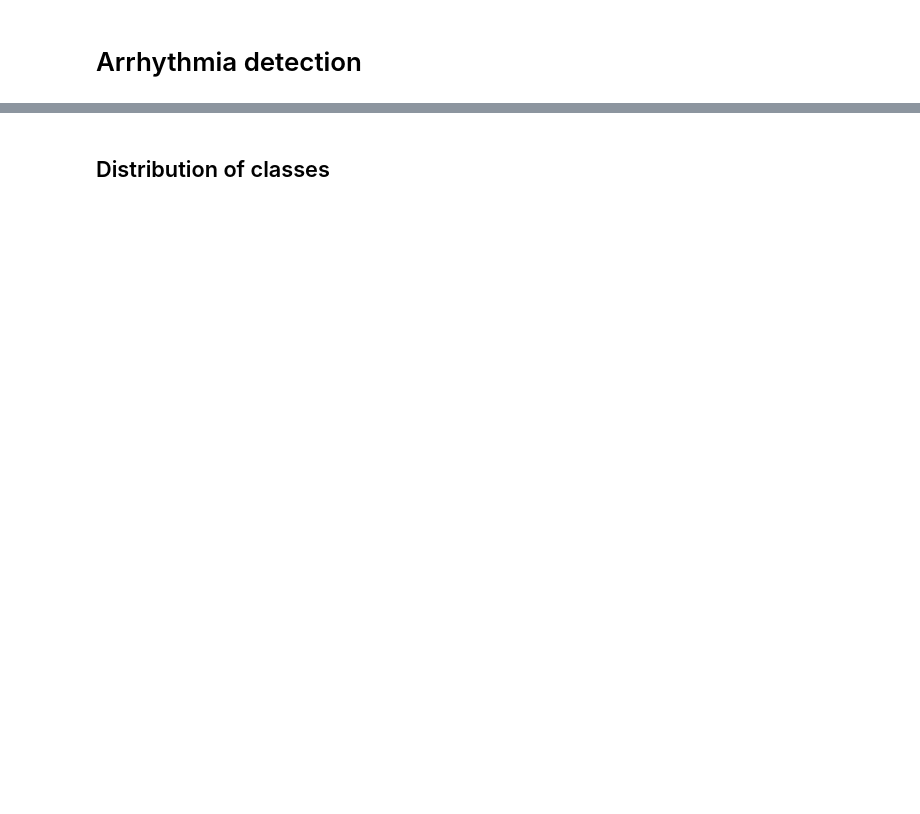
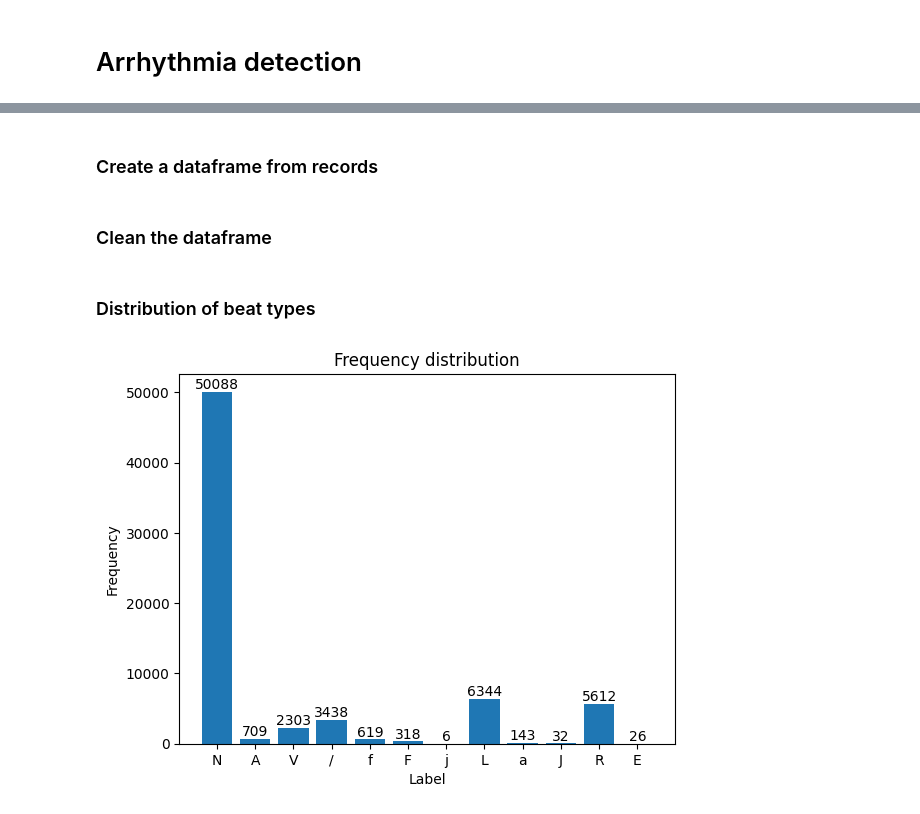
Before and after one commit to MarinBareza/ArrhythmiaDetection, a Jupyter notebook: ArrhythmiaDetection.ipynb, the cells around one changed output, grey strips where cells are left out. Cells and saved outputs as stored; diff of their text form; code cells hidden in the pictures; blank space fills up the shorter version.

```diff
--- a/ArrhythmiaDetection.ipynb
+++ b/ArrhythmiaDetection.ipynb
@@ -94,12 +205,37 @@ for record in records:
+# %% [markdown]
+### Create a dataframe from records
+# %%
+dataframe = pd.DataFrame(
+    {
+        'age': age,
+        'gender': gender,
+        'p_duration': p_duration,
+        'pr_segment': pr_segment,
+        'pr_interval': pr_interval,
+        'qrs_duration': qrs_duration,
+        'st_segment': st_segment,
+        'st_interval': st_interval,
+        'label': label
+    }
+)
+# %% [markdown]
+### Clean the dataframe
+# %%
+# Clean rows with NaN values
+dataframe = dataframe.dropna()
+
+with open(dataframe_filename, 'wb') as file:
+    pickle.dump(dataframe, file)
 # %% [markdown]
-## Distribution of classes
+### Distribution of beat types
 # %%
-# TODO Adjust to new way of data preprocessing
-# labels, values = zip(*Counter([s[0] for s in slices]).items())
-# plt.bar(labels, values)
-# for i, v in enumerate(values):
-#     plt.text(i, v + 0.1, str(v), ha='center', va='bottom')
-# plt.title('Distribution of Beat and Non-beat annotations')
-# plt.xlabel('Annotation')
-# plt.ylabel('Frequency')
-# plt.show()
+labels, frequency = zip(*Counter([s[0] for s in dataframe['label']]).items())
+plt.bar(labels, frequency)
+for i, v in enumerate(frequency):
+    plt.text(i, v + 0.1, str(v), ha='center', va='bottom')
+plt.title('Frequency distribution')
+plt.xlabel('Label')
+plt.ylabel('Frequency')
+plt.show()
+# %% [output]
+[figure, added]
```
Also changed, not shown: parts of 34 cells of this notebook, 1 other file.
